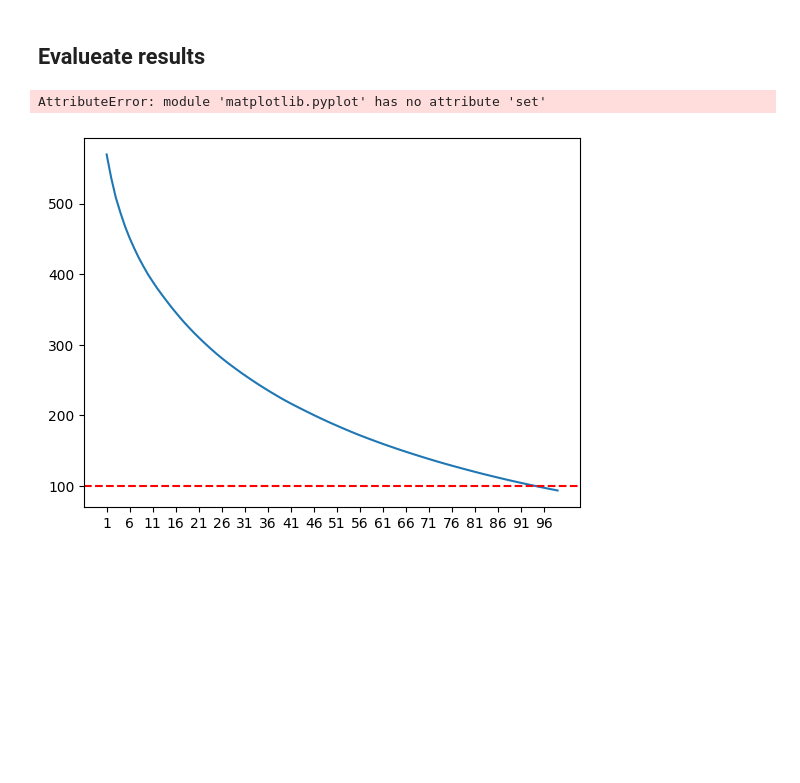
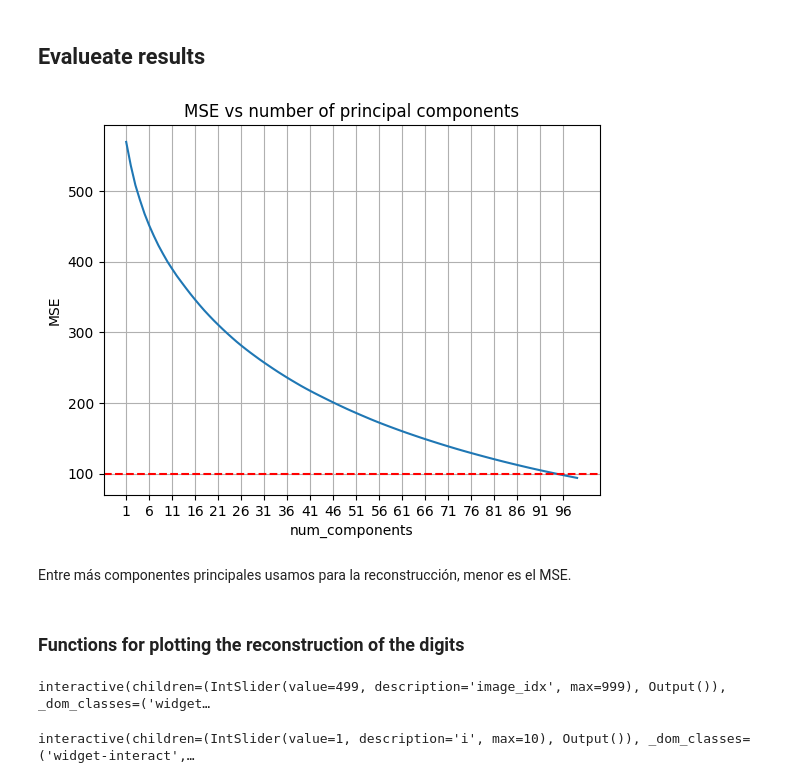
Before and after one commit to isaultirado77/dim-reduction-pca, a Jupyter notebook: pca_learning_notebook.ipynb, the cells around one changed output. Cells and saved outputs as stored; diff of their text form; code cells hidden in the pictures; blank space fills up the shorter version.

Commit message:
pca implemented; plotting functions: OK; ready for analysis of results

```diff
--- a/pca_learning_notebook.ipynb
+++ b/pca_learning_notebook.ipynb
@@ -243,13 +243,15 @@ reconstructions = np.asarray(reconstructions)
 reconstructions = reconstructions * std + mu  # 'de-normalize' the reconstructed image
 loss = np.asarray(loss)
 # %%
+plt.Figure(figsize=(10, 10))
 plt.plot(loss[:, 0], loss[:, 1], label='MSE')
 plt.axhline(100, linestyle='--', color='r', label='# components')
 plt.xticks(np.arange(1, 100, 5))
-plt.xlabel()
-plt.ylabel()
-plt.title()
+plt.xlabel('num_components')
+plt.ylabel('MSE')
+plt.title('MSE vs number of principal components')
 plt.grid()
 # %% [output]
-AttributeError: module 'matplotlib.pyplot' has no attribute 'set'
-[figure, old version]
+[figure, new version]
+# %% [markdown]
+Entre más componentes principales usamos para la reconstrucción, menor es el MSE.
@@ -255,0 +260,26 @@ AttributeError: module 'matplotlib.pyplot' has no attribute 'set'
+# %% [markdown]
+### Functions for plotting the reconstruction of the digits
+# %%
+@interact(image_idx=(0, 999))
+def show_num_components_reconst(image_idx):
+    fig, ax = plt.subplots(figsize=(50, 50))
+    actual = X_b[image_idx]
+    # concatenate the actual and reconstructed images as large image before plotting it
+    x = np.concatenate([actual[np.newaxis, :], reconstructions[:, image_idx]])
+    ax.imshow(np.hstack(x.reshape(-1, 28, 28)[np.arange(0, 109, 11)]),
+              cmap='gray');
+    ax.axvline(28, color='orange', linewidth=2)
+# %% [output]
+interactive(children=(IntSlider(value=499, description='image_idx', max=999), Output()), _dom_classes=('widget…
+# %%
+@interact(i=(0, 10))
+def show_pca_digits(i=1):
+    """Show the i th digit and its reconstruction"""
+    plt.figure(figsize=(4,4))
+    actual_sample = X_b[i].reshape(28,28)
+    reconst_sample = (reconst[i, :] * std + mu).reshape(28, 28)
+    plt.imshow(np.hstack([actual_sample, reconst_sample]), cmap='gray')
+    plt.axis('off')
+    plt.show()
+# %% [output]
+interactive(children=(IntSlider(value=1, description='i', max=10), Output()), _dom_classes=('widget-interact',…
```
Also changed, not shown: parts of 1 cell of this notebook.
